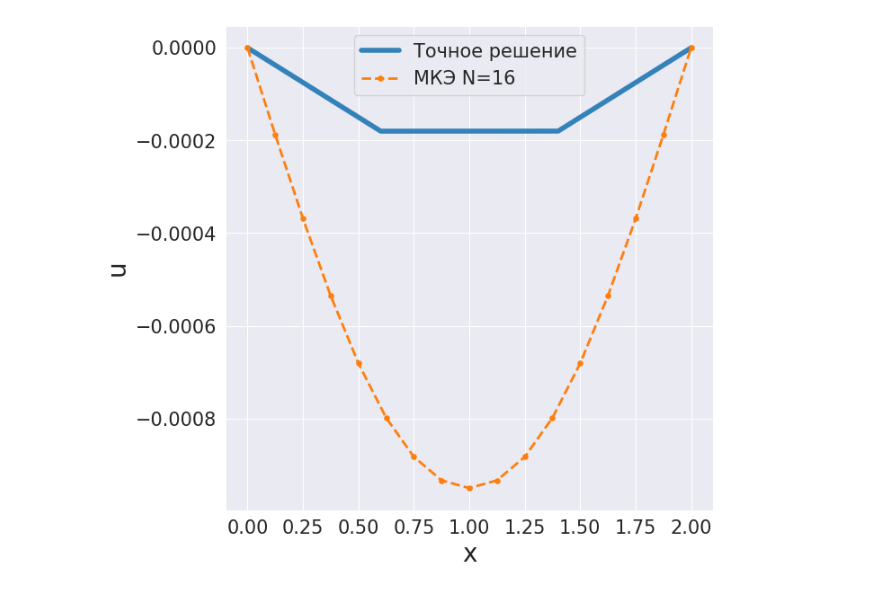
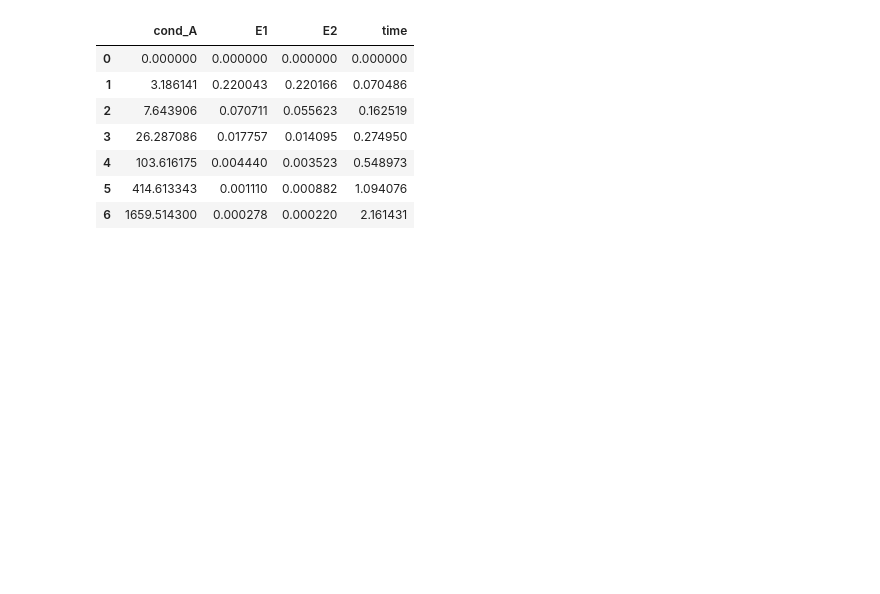
Before and after one commit to kosmldev/smvm, a Jupyter notebook: lab3_var4.ipynb, the cells around one changed output. Cells and saved outputs as stored; diff of their text form; code cells hidden in the pictures; blank space fills up the shorter version.

```diff
--- a/lab3_var4.ipynb
+++ b/lab3_var4.ipynb
@@ -176,6 +65,0 @@ pd.DataFrame(dict_)
-# %%
-N = 16
-returned = calculate(N)
-plot_graphic(returned[4], returned[5])
-# %% [output]
-[figure, removed]
@@ -181,0 +173,26 @@ plot_graphic(returned[4], returned[5])
+# %%
+dict_ = {
+    "N": [1],
+    "cond_A": [0],
+    "E1": [0],
+    'E2': [0],
+    "time": [0]
+} # заполняем табличку
+
+for i in [2**i for i in range(1, 9)]:
+    returned = calculate(i)
+    dict_['N'].append(i)
+    dict_['cond_A'].append(returned[0])
+    dict_['E1'].append(returned[1])
+    dict_['E2'].append(returned[2])
+    dict_['time'].append(returned[3])
+pd.DataFrame(dict_)
+# %% [output]
+|  | cond_A | E1 | E2 | time |
+| 0 | 0.000000 | 0.000000 | 0.000000 | 0.000000 |
+| 1 | 3.186141 | 0.220043 | 0.220166 | 0.070486 |
+| 2 | 7.643906 | 0.070711 | 0.055623 | 0.162519 |
+| 3 | 26.287086 | 0.017757 | 0.014095 | 0.274950 |
+| 4 | 103.616175 | 0.004440 | 0.003523 | 0.548973 |
+| 5 | 414.613343 | 0.001110 | 0.000882 | 1.094076 |
+| 6 | 1659.514300 | 0.000278 | 0.000220 | 2.161431 |
```
Also changed, not shown: parts of 12 cells of this notebook.
